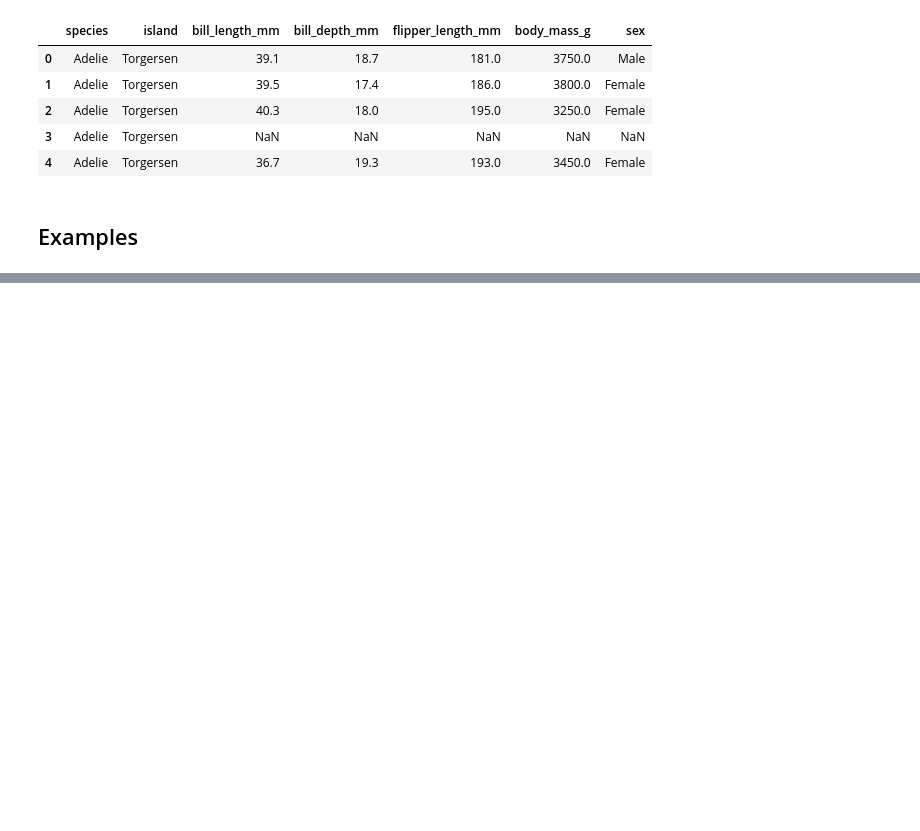
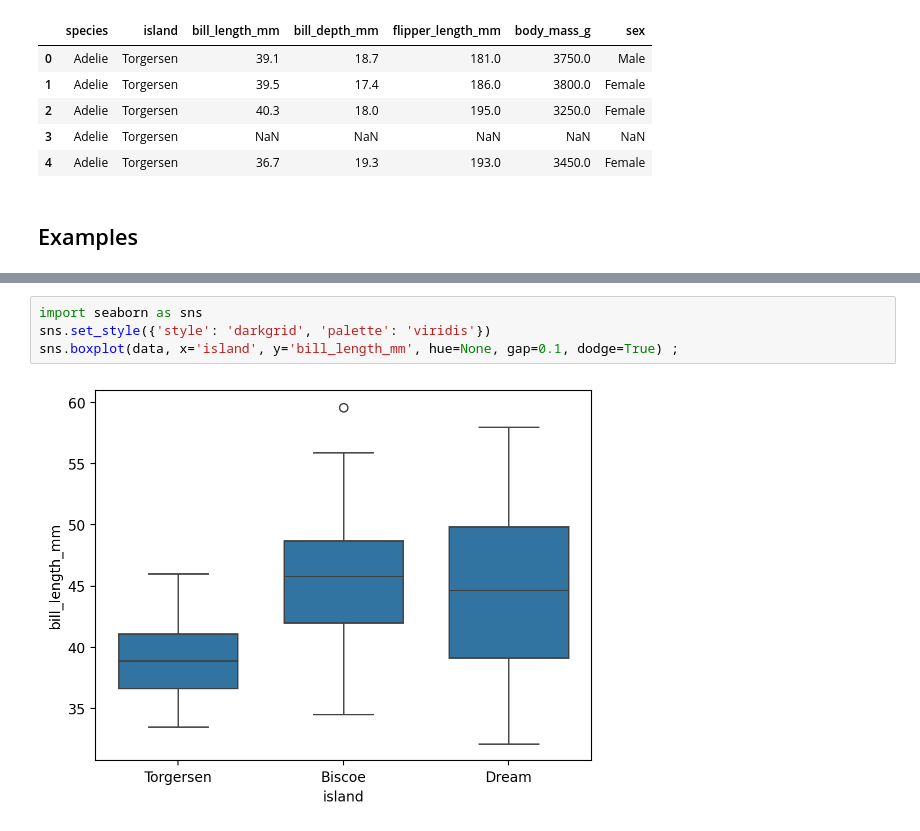
Before and after one commit to munch-group/plotwidgets, a Jupyter notebook: docs/examples/showcase.ipynb, the cells around one changed output, grey strips where cells are left out. Drawn from its saved outputs; the diff is of its cells as text; blank space fills up the shorter version.

```diff
--- a/docs/examples/showcase.ipynb
+++ b/docs/examples/showcase.ipynb
@@ -35,0 +75,6 @@ HBox(children=(Dropdown(description='Plot:', options=(('boxplot', <function boxp
+# %%
+import seaborn as sns
+sns.set_style({'style': 'darkgrid', 'palette': 'viridis'})
+sns.boxplot(data, x='island', y='bill_length_mm', hue=None, gap=0.1, dodge=True) ;
+# %% [output]
+[figure, added]
```
Also changed, not shown: parts of 29 cells of this notebook, 9 other files.
